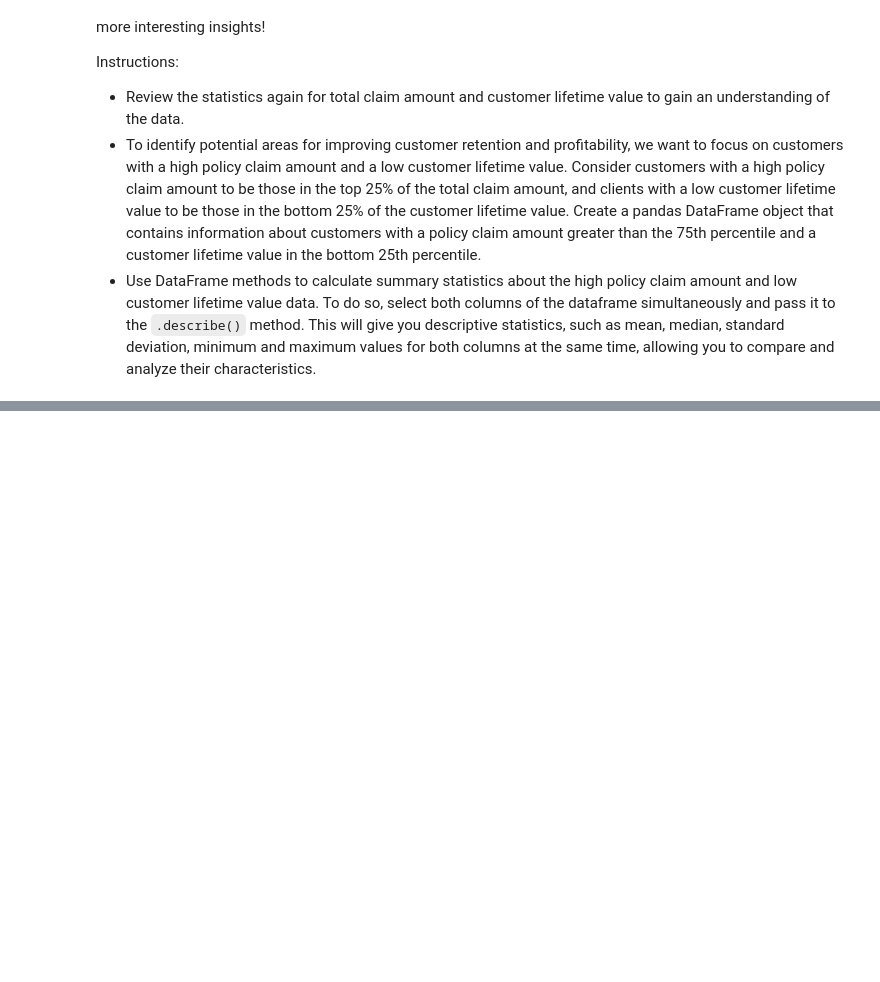
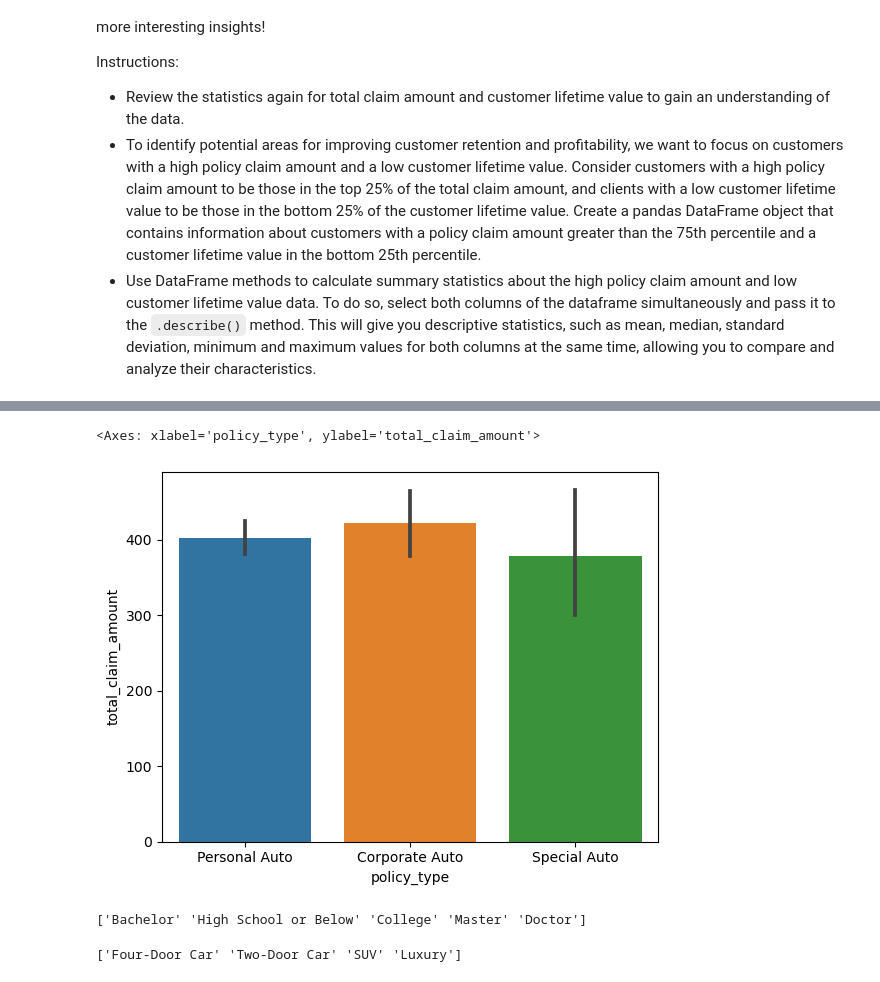
Before and after one commit to fer-nandes13/lab-dw-data-cleaning-and-formatting, a Jupyter notebook: lab-dw-data-cleaning-and-formatting.ipynb, the cells around one changed output, grey strips where cells are left out. Cells and saved outputs as stored; diff of their text form; code cells hidden in the pictures; blank space fills up the shorter version.

```diff
--- a/lab-dw-data-cleaning-and-formatting.ipynb
+++ b/lab-dw-data-cleaning-and-formatting.ipynb
@@ -360,0 +459,5 @@ Instructions:
+# %%
+sns.barplot(x="policy_type", y="total_claim_amount",data=data_spec1)
+# %% [output]
+<Axes: xlabel='policy_type', ylabel='total_claim_amount'>
+[figure, added]
@@ -360,0 +466,10 @@ Instructions:
+# %%
+unique_values = data_spec1['education'].unique()
+print(unique_values)
+# %% [output]
+['Bachelor' 'High School or Below' 'College' 'Master' 'Doctor']
+# %%
+unique_values = data_spec1['vehicle_class'].unique()
+print(unique_values)
+# %% [output]
+['Four-Door Car' 'Two-Door Car' 'SUV' 'Luxury']
```
Also changed, not shown: parts of 41 cells of this notebook.
